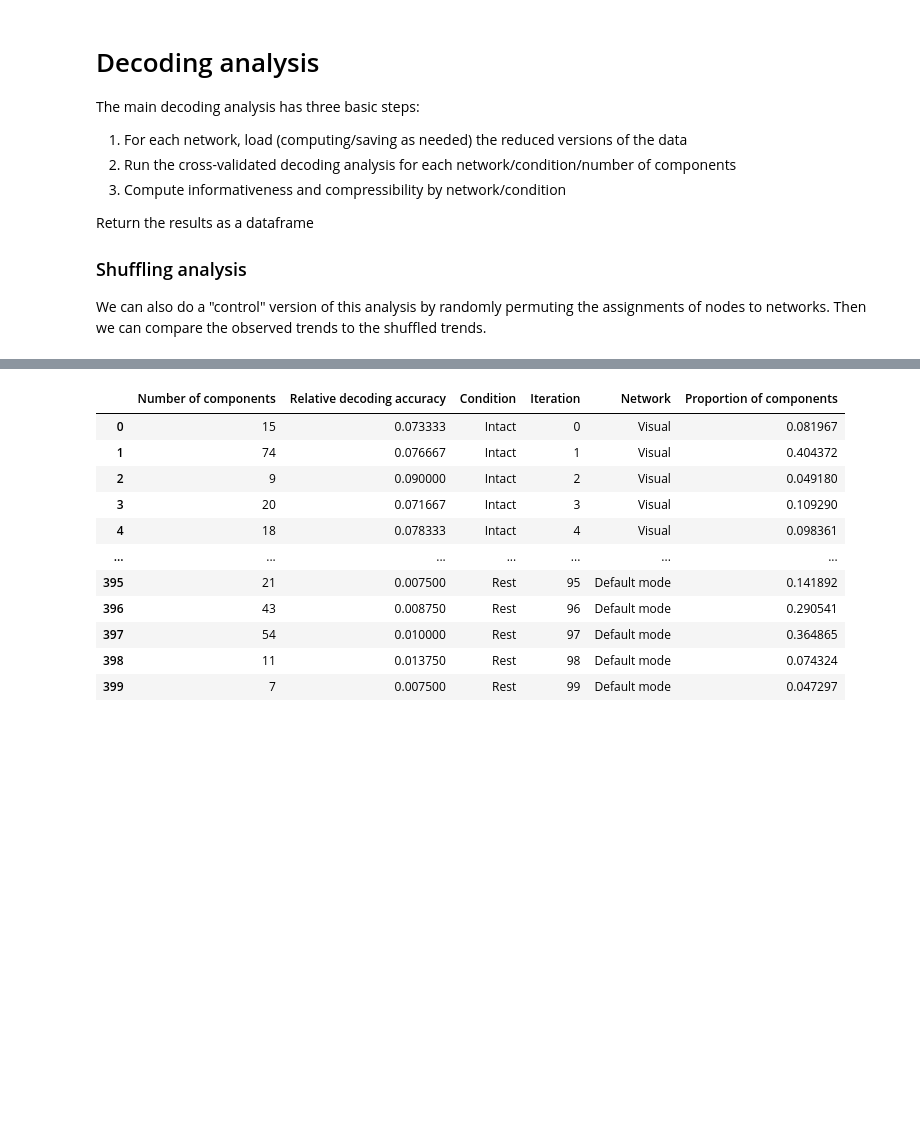
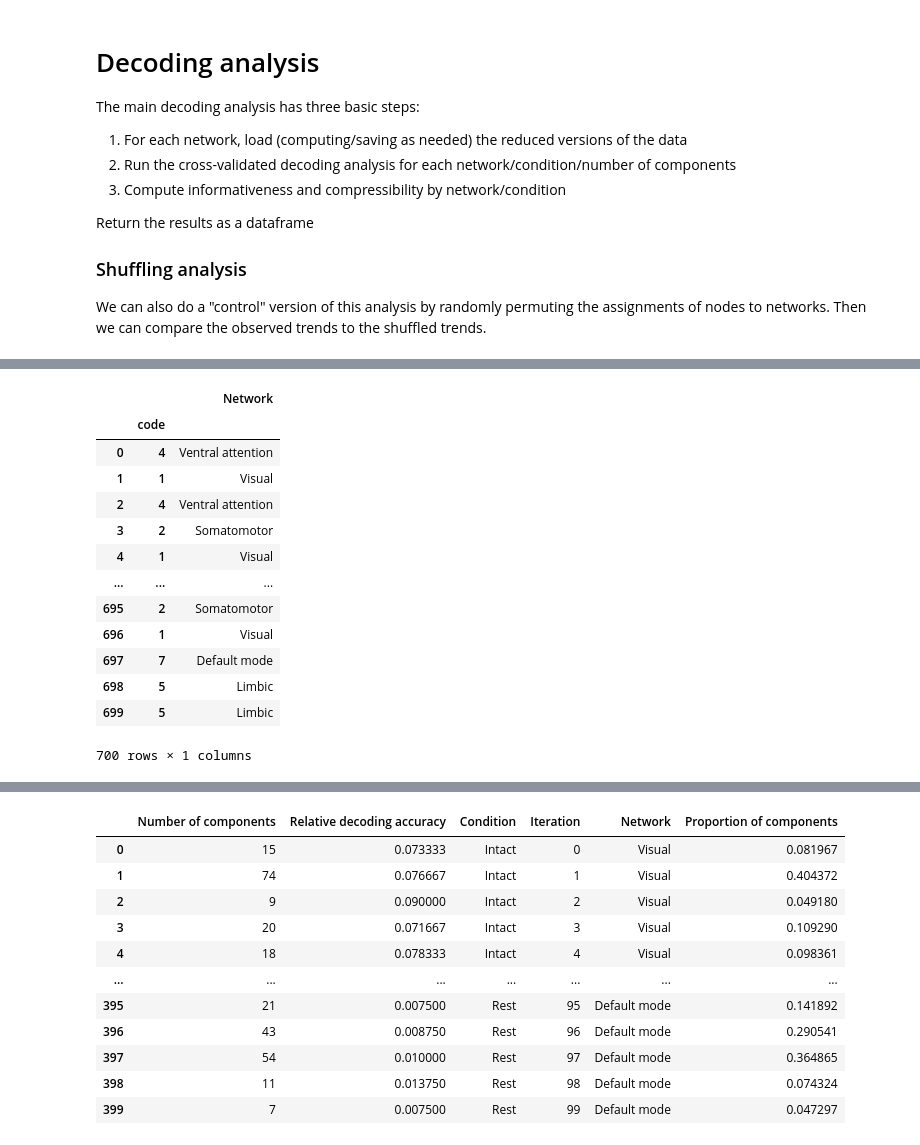
Before and after one commit to ContextLab/pca_paper, a Jupyter notebook: code/notebooks/network_analyses.ipynb, the cells around one changed output, grey strips where cells are left out. Cells and saved outputs as stored; diff of their text form; code cells hidden in the pictures; blank space fills up the shorter version.

```diff
--- a/code/notebooks/network_analyses.ipynb
+++ b/code/notebooks/network_analyses.ipynb
@@ -329,0 +318,28 @@ ic_results['Proportion of components'] = ic_results.apply(lambda x: x['Number of
+# %%
+nc = node_codes.copy().reset_index(drop=True)
+
+# permute rows for nc
+nc = nc.sample(frac=1).reset_index(drop=True)
+
+# set index to (index, code)
+nc.index = pd.MultiIndex.from_tuples([(i, nc.loc[i, 'code']) for i in nc.index.values], names=['', 'code'])
+
+# drop code column
+nc.drop('code', axis=1, inplace=True)
+
+nc
+# %% [output]
+|  |  | Network |
+|  | code |  |
+| 0 | 4 | Ventral attention |
+| 1 | 1 | Visual |
+| 2 | 4 | Ventral attention |
+| 3 | 2 | Somatomotor |
+| 4 | 1 | Visual |
+| ... | ... | ... |
+| 695 | 2 | Somatomotor |
+| 696 | 1 | Visual |
+| 697 | 7 | Default mode |
+| 698 | 5 | Limbic |
+| 699 | 5 | Limbic |
+700 rows × 1 columns
```
Also changed, not shown: parts of 17 cells of this notebook, 8 other files.
